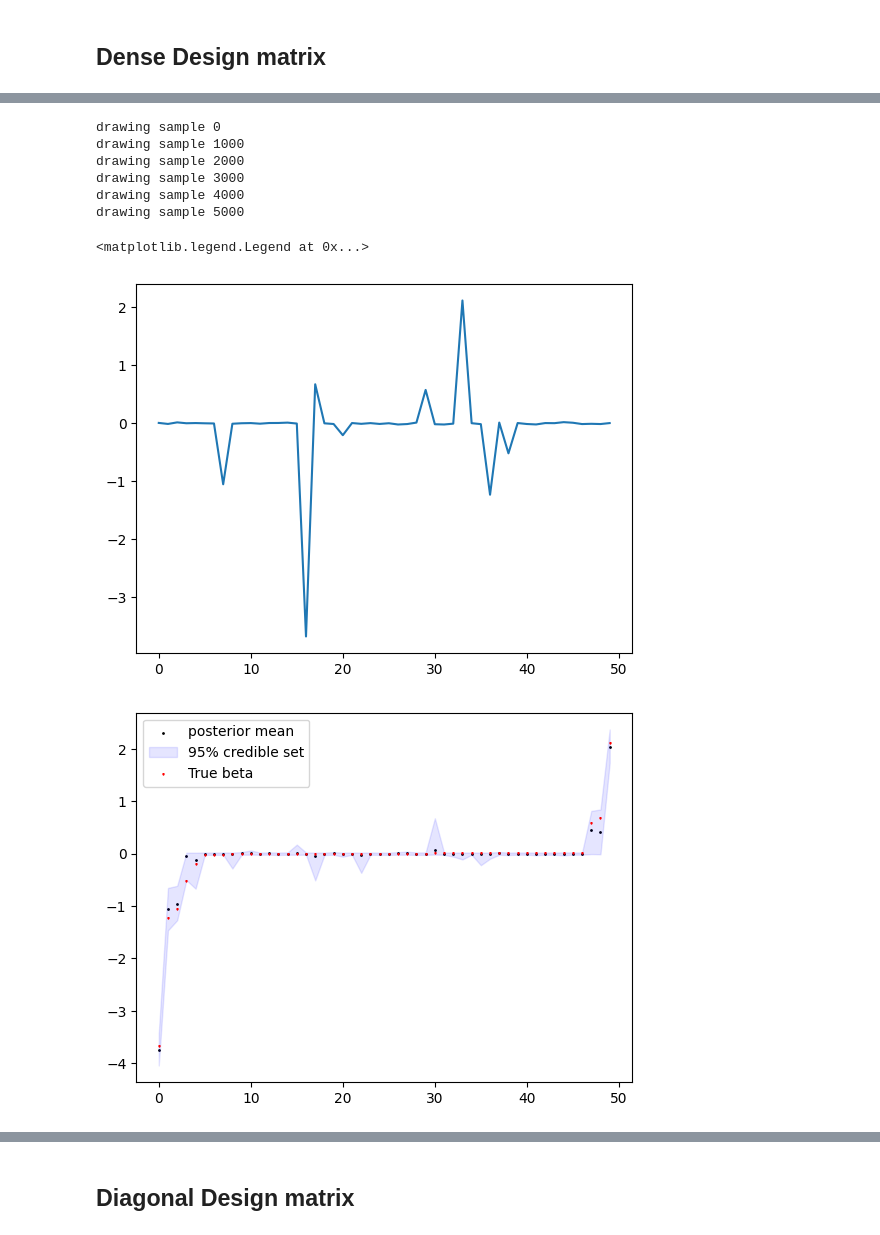
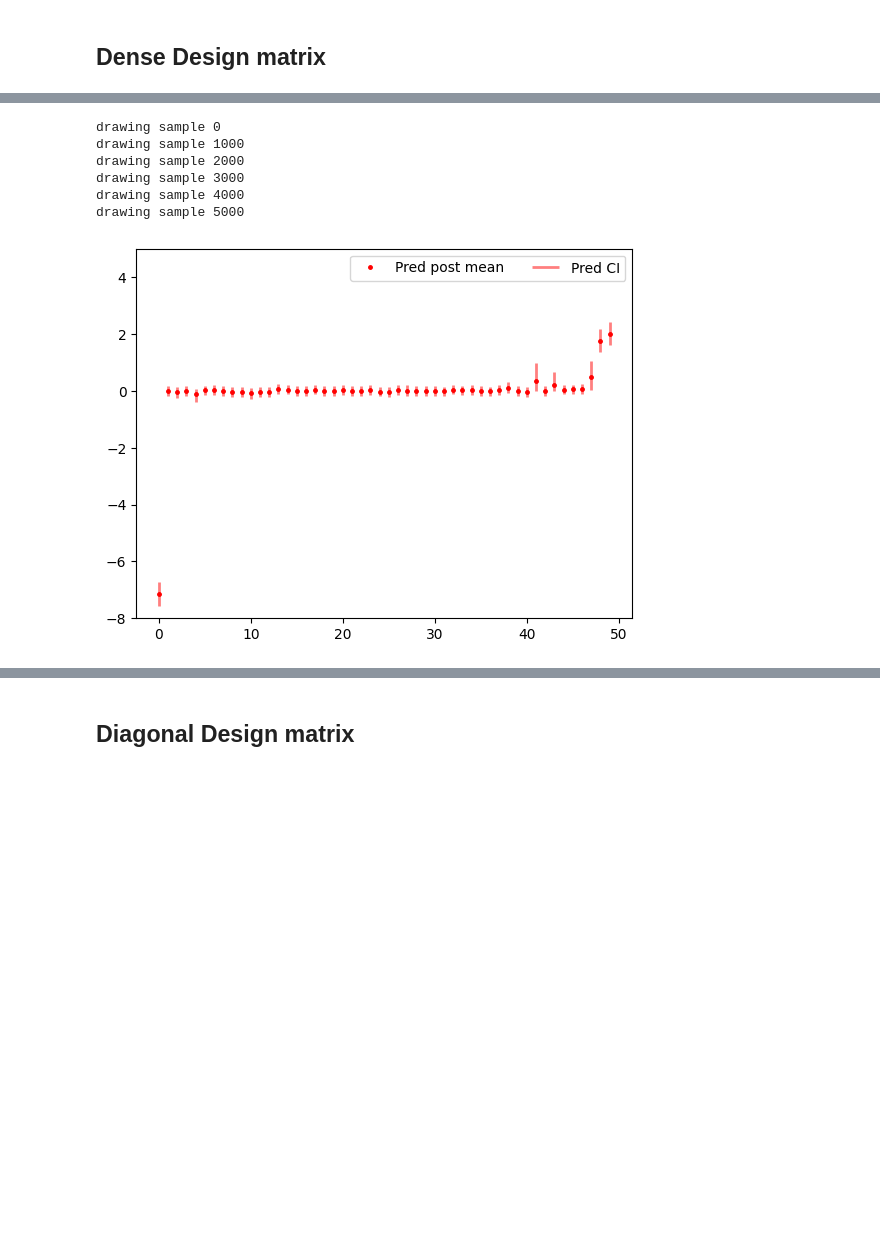
Before and after one commit to DongyueXie/misc, a Jupyter notebook: analysis/spike_slab_sampling.ipynb, the cells around one changed output, grey strips where cells are left out. Saved outputs shown, nothing was run; the diff lists cells and outputs as text; code cells hidden in the pictures; blank space fills up the shorter version.

```diff
--- a/analysis/spike_slab_sampling.ipynb
+++ b/analysis/spike_slab_sampling.ipynb
@@ -68,7 +94,7 @@ def computeNormalStats_vec(sigma, sigma0, sigma1, theta, Y):
     return true_mean,true_q025,true_q975
 # %%
 
-def ssvs(X,y,pi0,var0,var1,ig_a=0.01,ig_b=0.01,n_burnin=500,n_post=10000,printevery = 10):
+def ssvs(X,y,pi0,var0,var1,sigma2,fix_sigma2=True,ig_a=0.01,ig_b=0.01,n_burnin=500,n_post=10000,printevery = 10):
     n,p = X.shape
     XtX = np.dot(X.T,X)
     Xty = np.dot(X.T,y)
@@ -77,7 +103,8 @@ def ssvs(X,y,pi0,var0,var1,ig_a=0.01,ig_b=0.01,n_burnin=500,n_post=10000,printev
     sigma2_draws = np.zeros(n_burnin + n_post)
     gamma = np.zeros(p)
     y = np.squeeze(y)
-    sigma2 = np.var(y)
+    if not fix_sigma2:
+        sigma2 = np.var(y)
 
     for i in range(n_burnin + n_post):
         if(i%printevery==0):
@@ -86,7 +113,8 @@ def ssvs(X,y,pi0,var0,var1,ig_a=0.01,ig_b=0.01,n_burnin=500,n_post=10000,printev
         d_inv = 1/(gamma*var1 + (1-gamma)*var0)
         A = np.linalg.inv(XtX/sigma2 + np.diag(d_inv))
         beta = np.random.multivariate_normal(np.squeeze(np.matmul(A/sigma2,Xty)),A)
-        sigma2 = invgamma.rvs(a=n/2+ig_a,scale=sum((y-np.matmul(X,beta))**2)/2+ig_b)
+        if not fix_sigma2:
+            sigma2 = invgamma.rvs(a=n/2+ig_a,scale=sum((y-np.matmul(X,beta))**2)/2+ig_b)
         for j in range(p):
             d1 = (gamma*var1 + (1-gamma)*var0)
             d1[j] = var1
@@ -189,42 +222,26 @@ NameError: name 'gen_data' is not defined
-# %%
-n = 50
-p = 50
-pi0 = 0.8
-var0 = 1e-4
-var1 = 4
-sigma2 = 1
-datax = gen_data(n,p,pi0,var0,var1,sigma2,XI=False)
-plt.plot(datax['beta'])
-
-fit = ssvs(datax['X'],datax['y'],pi0,var0,var1,
-ig_a=0.01,ig_b=0.01,n_burnin=1000,
-n_post=5000,
-printevery = 1000)
-
-upper_ci = np.apply_along_axis(np.quantile,0,fit['beta'],q=0.975)
-lower_ci = np.apply_along_axis(np.quantile,0,fit['beta'],q=0.025)
-pm = np.apply_along_axis(np.mean,0,fit['beta'])
-res = pd.DataFrame({'true_beta':np.squeeze(datax['beta']),
-'ols': np.squeeze(np.matmul(np.linalg.inv(np.matmul(datax['X'].T,datax['X'])),np.matmul(datax['X'].T,datax['y']))),
-'posterior_mean':pm,
-'lower':lower_ci,
-'upper':upper_ci})
-res
-
-idx = [i for i in range(p)]
-order_idx = np.argsort(datax['beta'])
-fig, ax = plt.subplots()
-ax.scatter(idx,pm[order_idx],s=1,color='black')
-ax.fill_between(idx,(lower_ci)[order_idx], (upper_ci)[order_idx], color='b', alpha=.1)
-ax.scatter(idx,datax['beta'][order_idx],s=0.8,color='red',marker='v')
-ax.legend(['posterior mean','95% credible set','True beta'])
-# %% [output]
-drawing sample 0
-drawing sample 1000
-drawing sample 2000
-drawing sample 3000
-drawing sample 4000
-drawing sample 5000
-<matplotlib.legend.Legend at 0x...>
-[figure, removed]
-[figure, removed]
+# %%
+fit = ssvs(datax['X'],datax['y'],pi0,var0,var1,sigma2,n_burnin=1000,n_post=5000,printevery = 1000)
+# %% [output]
+drawing sample 0
+drawing sample 1000
+drawing sample 2000
+drawing sample 3000
+drawing sample 4000
+drawing sample 5000
+# %%
+pred_q975 = np.apply_along_axis(np.quantile,0,fit['beta'],q=0.975)
+pred_q025 = np.apply_along_axis(np.quantile,0,fit['beta'],q=0.025)
+pm = np.apply_along_axis(np.mean,0,fit['beta'])
+
+idx = np.arange(p)
+order_idx = np.argsort(datax['beta'])
+plt.subplot()
+#plt.plot(idx, true_pm[order_idx], '.b', ms=5)
+plt.plot(idx, pm[order_idx], '.r', ms=5)
+#plt.vlines(idx, true_q025[order_idx], true_q975[order_idx], color='blue', alpha=0.5, lw=2)
+plt.vlines(idx, pred_q025[order_idx], pred_q975[order_idx], color='red', alpha=0.5, lw=2)
+plt.legend(['Pred post mean', 'Pred CI'], ncol=2)
+plt.ylim(-8,5)
+plt.show()
+# %% [output]
+[figure, added]
```
Also changed, not shown: parts of 16 cells of this notebook.
